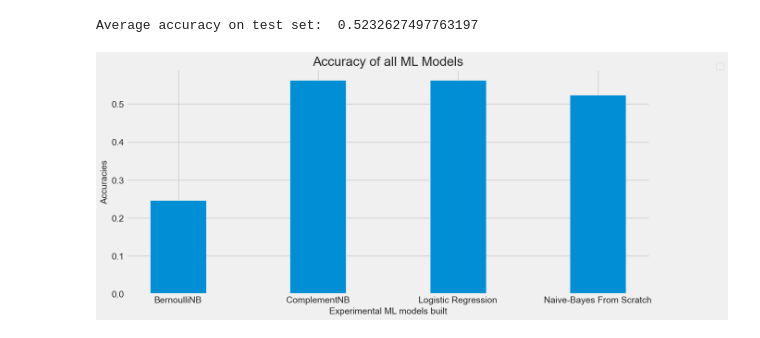
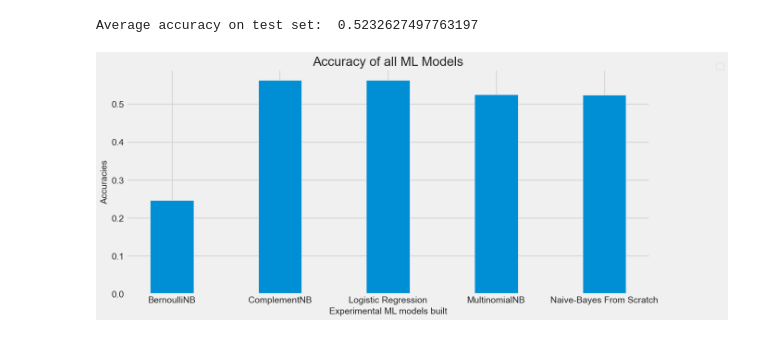
Before and after one commit to nitya25/DM_Final_Project, a Jupyter notebook: DM_Final_project.ipynb, the cells around one changed output. Drawn from its saved outputs; the diff is of its cells as text; code cells hidden in the pictures.

```diff
--- a/DM_Final_project.ipynb
+++ b/DM_Final_project.ipynb
@@ -883,23 +883,23 @@ Average accuracy on test set:  0.5232627497763197
 # %%
 #Comparison between different models
 
 import pandas as pd
 import matplotlib.pyplot as plt
 
-models = ['BernoulliNB', 'ComplementNB', 'Logistic Regression', 'Naive-Bayes From Scratch']
-val_accuracies = [bnbacc, cnbacc, lracc, nbsacc]
+models = ['BernoulliNB', 'ComplementNB', 'Logistic Regression', 'MultinomialNB' ,'Naive-Bayes From Scratch']
+val_accuracies = [bnbacc, cnbacc, lracc, mnbacc, nbsacc]
 X_axis = np.arange(len(models))
 fig = plt.figure(figsize = (13, 6))
 
 # creating the bar plot
 plt.bar(X_axis, val_accuracies, width = 0.4)
 plt.xticks(X_axis, models)
 plt.xlabel("Experimental ML models built")
 plt.ylabel("Accuracies")
 plt.title("Accuracy of all ML Models")
 plt.legend(bbox_to_anchor=(1.15, 1.05))
 plt.show()
 # %% [output]
-[figure, old version]
+[figure, new version]
 # %%
 #https://github.com/nikhilpodila/Reddit-Classification/blob/master/writeup.pdf
```
